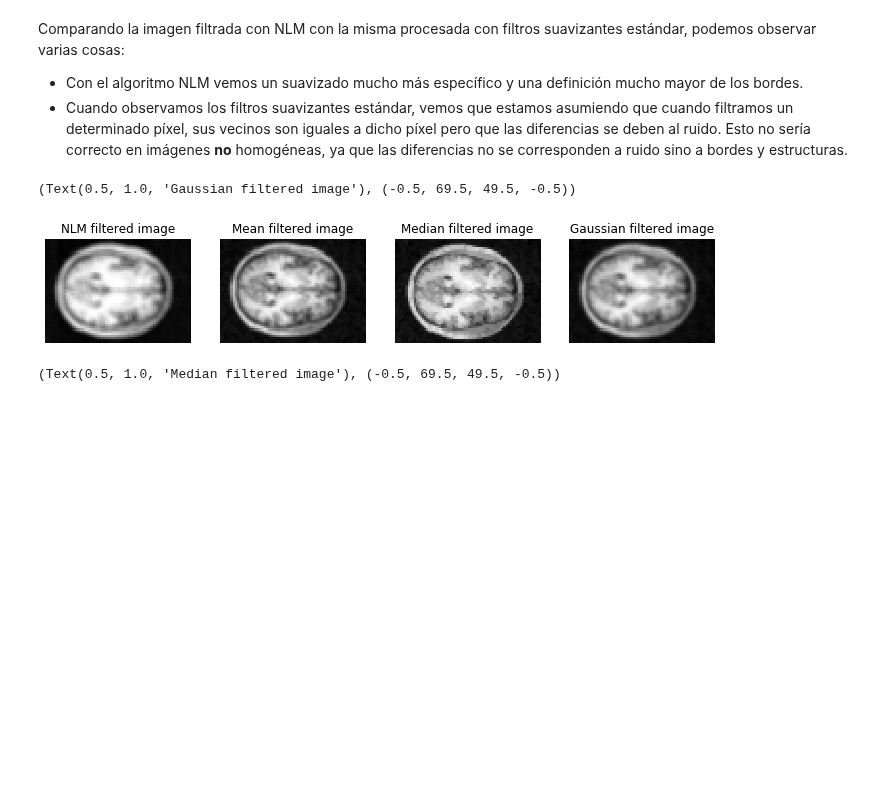
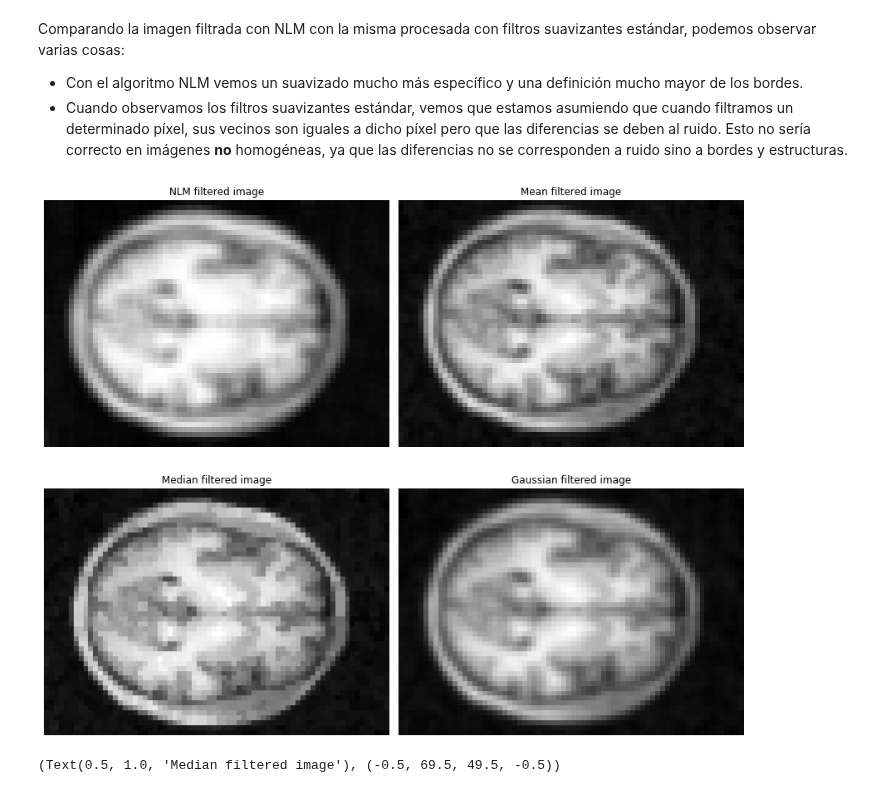
Before and after one commit to Mariaprddz/Analisis, a Jupyter notebook: Analisis/NoVirus.ipynb, the cells around one changed output. Cells and saved outputs as stored; diff of their text form; code cells hidden in the pictures; blank space fills up the shorter version.

```diff
--- a/Analisis/NoVirus.ipynb
+++ b/Analisis/NoVirus.ipynb
@@ -185,25 +184,26 @@ Comparando la imagen filtrada con NLM con la misma procesada con filtros suaviza
 # %%
 img_meanfiltered = modules.mean_filter(img_gauss,2)
 img_gaussianfiltered = modules.gaussian_filter(img_gauss,0.75)
 img_medianfiltered = modules.median_filter(img_gauss,2)
 
 
 fig = plt.figure(figsize=(12,10))
-plt.subplot(141)
+plt.subplot(221)
 plt.imshow(matriz_imagen1, cmap=plt.cm.gray)
 plt.title('NLM filtered image'), plt.axis('off')
-plt.subplot(142)
+plt.subplot(222)
 plt.imshow(img_meanfiltered, cmap=plt.cm.gray)
 plt.title('Mean filtered image'), plt.axis('off')
-plt.subplot(143)
+plt.subplot(223)
 plt.imshow(img_medianfiltered, cmap=plt.cm.gray)
 plt.title('Median filtered image'), plt.axis('off')
-plt.subplot(144)
+plt.subplot(224)
 plt.imshow(img_gaussianfiltered, cmap=plt.cm.gray)
 plt.title('Gaussian filtered image'), plt.axis('off')
+
+plt.tight_layout()
 # %% [output]
-(Text(0.5, 1.0, 'Gaussian filtered image'), (-0.5, 69.5, 49.5, -0.5))
-[figure, old version]
+[figure, new version]
 # %%
 img_medianfiltered = modules.median_filter(img_salpimienta,5)
 
```
Also changed, not shown: parts of 3 cells of this notebook.
